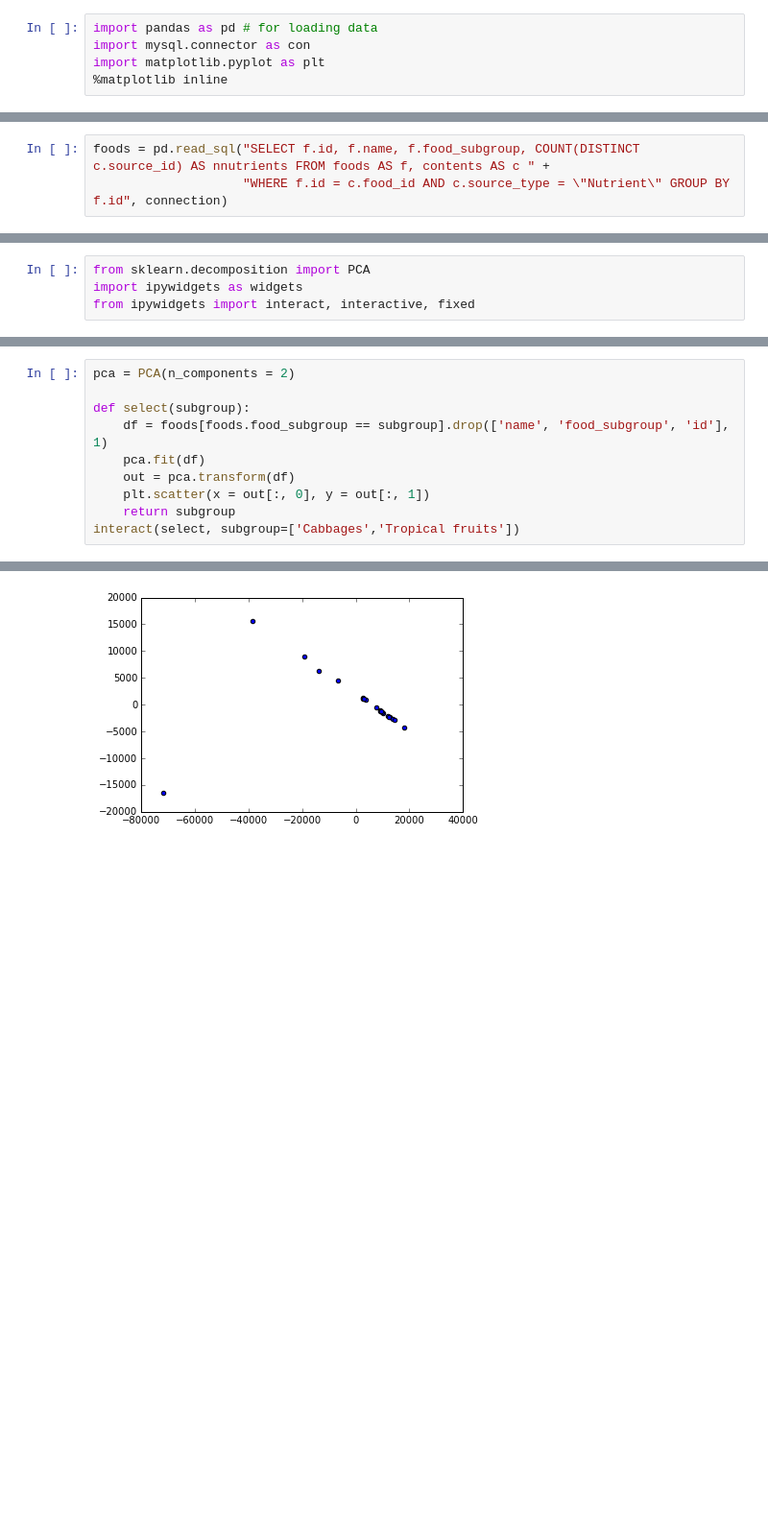
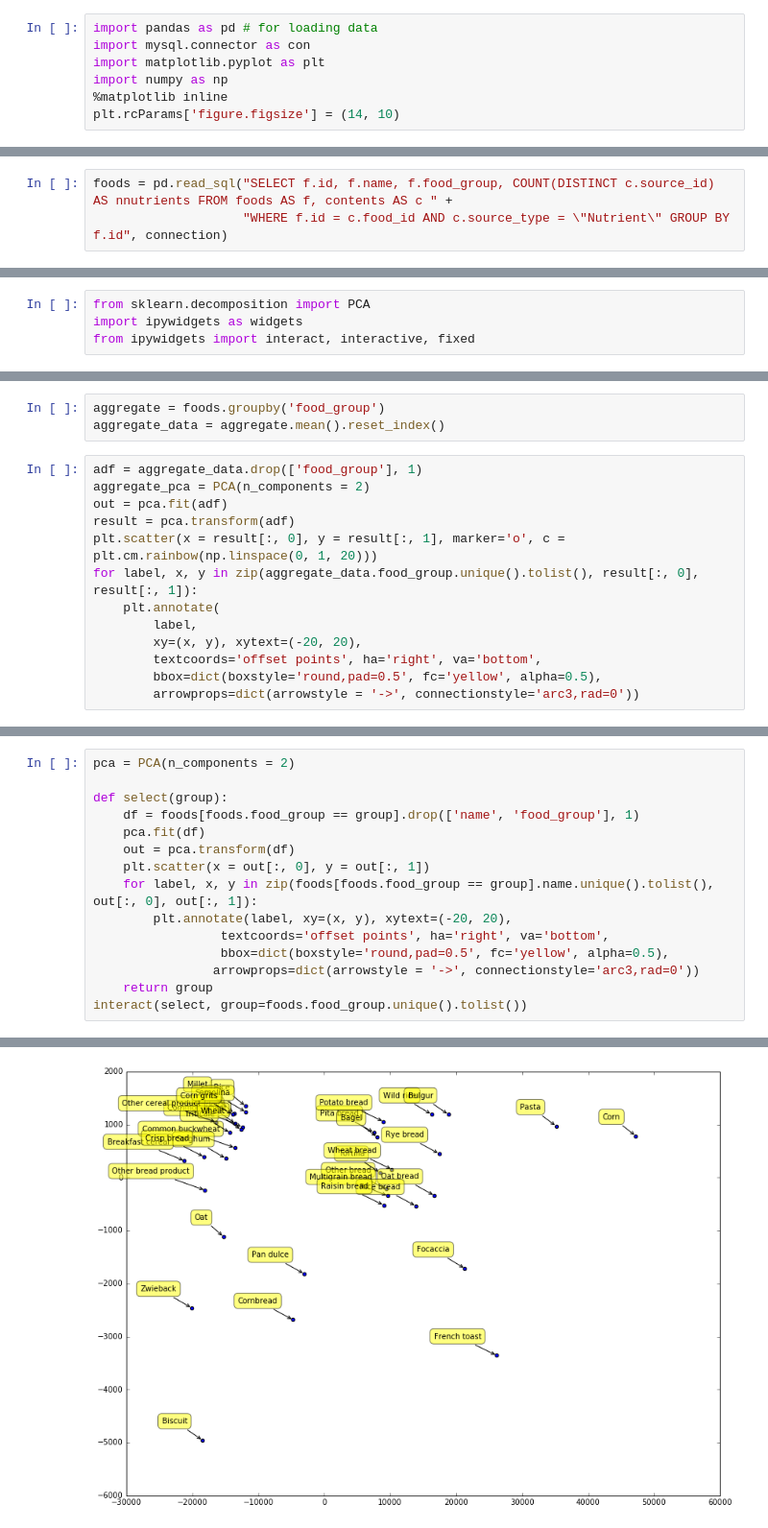
Before and after one commit to himamis/va-lab-project, a Jupyter notebook: Foods.ipynb, the cells around one changed output, grey strips where cells are left out. Shown: that part at 96% size. Saved outputs shown, nothing was run; the diff lists cells and outputs as text; blank space fills up the shorter version.

Commit message:
interactive plot

```diff
--- a/Foods.ipynb
+++ b/Foods.ipynb
@@ -4,13 +4,15 @@ Let's query some interesting stuff about foods
 import pandas as pd # for loading data
 import mysql.connector as con
 import matplotlib.pyplot as plt
+import numpy as np
 %matplotlib inline
+plt.rcParams['figure.figsize'] = (14, 10)
 # %%
 connection = con.connect(user = 'root', password = 'root', database = 'foodb')
 # %% [markdown]
 Let's query some interesting data about foods
 # %%
-foods = pd.read_sql("SELECT f.id, f.name, f.food_subgroup, COUNT(DISTINCT c.source_id) AS nnutrients FROM foods AS f, contents AS c " +
+foods = pd.read_sql("SELECT f.id, f.name, f.food_group, COUNT(DISTINCT c.source_id) AS nnutrients FROM foods AS f, contents AS c " +
                     "WHERE f.id = c.food_id AND c.source_type = \"Nutrient\" GROUP BY f.id", connection)
 # %%
 foods.head()
@@ -85,0 +91,16 @@ from ipywidgets import interact, interactive, fixed
+# %%
+aggregate = foods.groupby('food_group')
+aggregate_data = aggregate.mean().reset_index()
+# %%
+adf = aggregate_data.drop(['food_group'], 1)
+aggregate_pca = PCA(n_components = 2)
+out = pca.fit(adf)
+result = pca.transform(adf)
+plt.scatter(x = result[:, 0], y = result[:, 1], marker='o', c = plt.cm.rainbow(np.linspace(0, 1, 20)))
+for label, x, y in zip(aggregate_data.food_group.unique().tolist(), result[:, 0], result[:, 1]):
+    plt.annotate(
+        label,
+        xy=(x, y), xytext=(-20, 20),
+        textcoords='offset points', ha='right', va='bottom',
+        bbox=dict(boxstyle='round,pad=0.5', fc='yellow', alpha=0.5),
+        arrowprops=dict(arrowstyle = '->', connectionstyle='arc3,rad=0'))
@@ -86,11 +109,16 @@ from ipywidgets import interact, interactive, fixed
 # %%
 pca = PCA(n_components = 2)
 
-def select(subgroup):
-    df = foods[foods.food_subgroup == subgroup].drop(['name', 'food_subgroup', 'id'], 1)
+def select(group):
+    df = foods[foods.food_group == group].drop(['name', 'food_group'], 1)
     pca.fit(df)
     out = pca.transform(df)
     plt.scatter(x = out[:, 0], y = out[:, 1])
-    return subgroup
-interact(select, subgroup=['Cabbages','Tropical fruits'])
+    for label, x, y in zip(foods[foods.food_group == group].name.unique().tolist(), out[:, 0], out[:, 1]):
+        plt.annotate(label, xy=(x, y), xytext=(-20, 20),
+                 textcoords='offset points', ha='right', va='bottom',
+                 bbox=dict(boxstyle='round,pad=0.5', fc='yellow', alpha=0.5),
+                arrowprops=dict(arrowstyle = '->', connectionstyle='arc3,rad=0'))
+    return group
+interact(select, group=foods.food_group.unique().tolist())
 # %% [output]
@@ -98 +126 @@ interact(select, subgroup=['Cabbages','Tropical fruits'])
-[figure, old version]
+[figure, new version]
```
Also changed, not shown: parts of 8 cells of this notebook.
